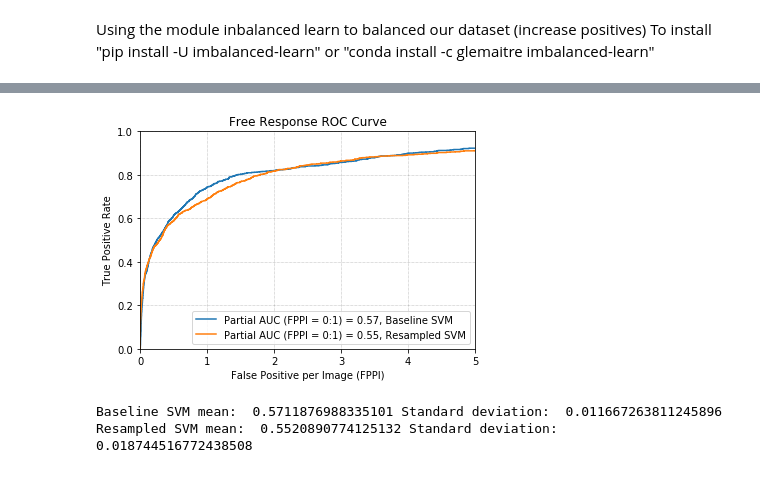
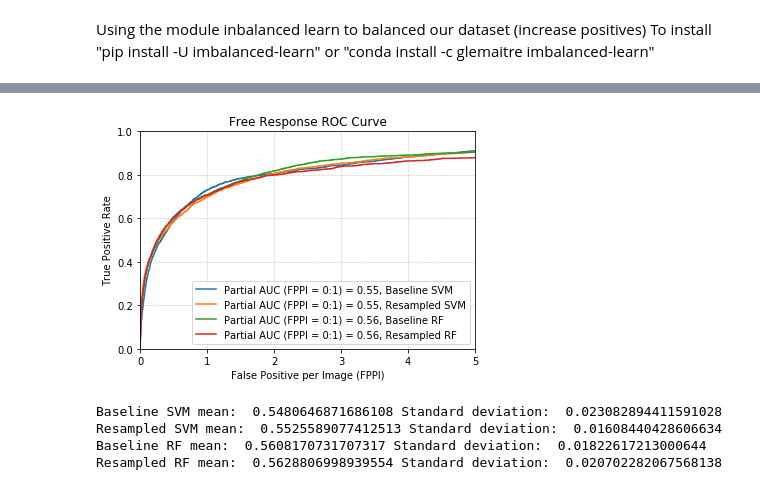
Before and after one commit to OlehKSS/IMMAS, a Jupyter notebook: examples/FROC_Results.ipynb, the cells around one changed output, grey strips where cells are left out. Saved outputs shown, nothing was run; the diff lists cells and outputs as text; code cells hidden in the pictures.

Commit message:
Updates on FROC Results Notebook

```diff
--- a/examples/FROC_Results.ipynb
+++ b/examples/FROC_Results.ipynb
@@ -116,8 +120,27 @@ resampled_std = np.std(FROC_resampled)
-# %%
-classification.get_roc([labels,labels], [SVM_baseline,SVM_resampled],leg_lbs=['Baseline SVM','Resampled SVM'])
-print('Baseline SVM mean: ', baseline_mean, 'Standard deviation: ', baseline_std)
-print('Resampled SVM mean: ', resampled_mean, 'Standard deviation: ', resampled_std)
-# %% [output]
-[figure, removed]
-Baseline SVM mean:  0.5711876988335101 Standard deviation:  0.011667263811245896
-Resampled SVM mean:  0.5520890774125132 Standard deviation:  0.018744516772438508
+# %%
+SVM_base_prob = np.vstack(SVM_base_prob)
+SVM_os_prob = np.vstack(SVM_os_prob)
+RF_base_prob = np.vstack(RF_base_prob)
+RF_os_prob = np.vstack(RF_os_prob)
+labels = np.concatenate(labels)
+
+SVM_base_mean = np.mean(SVM_base_FROC)
+SVM_base_std = np.std(SVM_base_FROC)
+SVM_os_mean = np.mean(SVM_os_FROC)
+SVM_os_std = np.std(SVM_os_FROC)
+RF_base_mean = np.mean(RF_base_FROC)
+RF_base_std = np.std(RF_base_FROC)
+RF_os_mean = np.mean(RF_os_FROC)
+RF_os_std = np.std(RF_os_FROC)
+
+classification.get_roc([labels,labels,labels,labels], [SVM_base_prob,SVM_os_prob,RF_base_prob,RF_os_prob],leg_lbs=['Baseline SVM','Resampled SVM','Baseline RF','Resampled RF'])
+print('Baseline SVM mean: ', SVM_base_mean, 'Standard deviation: ', SVM_base_std)
+print('Resampled SVM mean: ', SVM_os_mean, 'Standard deviation: ', SVM_os_std)
+print('Baseline RF mean: ', RF_base_mean, 'Standard deviation: ', RF_base_std)
+print('Resampled RF mean: ', RF_os_mean, 'Standard deviation: ', RF_os_std)
+# %% [output]
+[figure, added]
+Baseline SVM mean:  0.5480646871686108 Standard deviation:  0.023082894411591028
+Resampled SVM mean:  0.5525589077412513 Standard deviation:  0.01608440428606634
+Baseline RF mean:  0.5608170731707317 Standard deviation:  0.01822617213000644
+Resampled RF mean:  0.5628806998939554 Standard deviation:  0.020702282067568138
```
Also changed, not shown: parts of 5 cells of this notebook, 3 other files.
